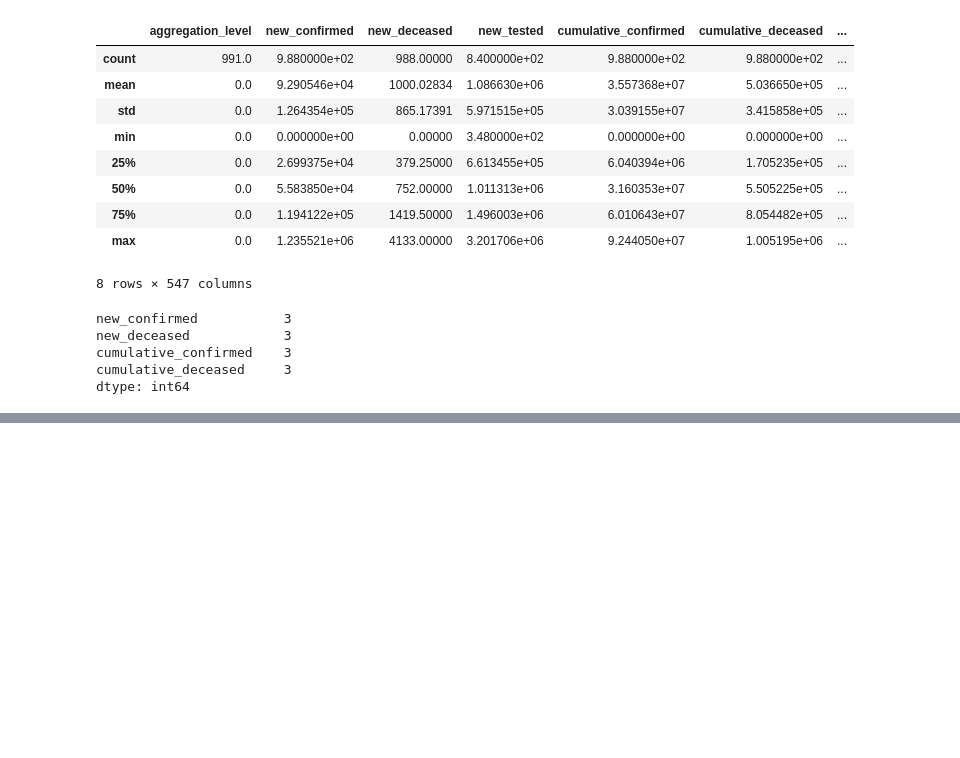
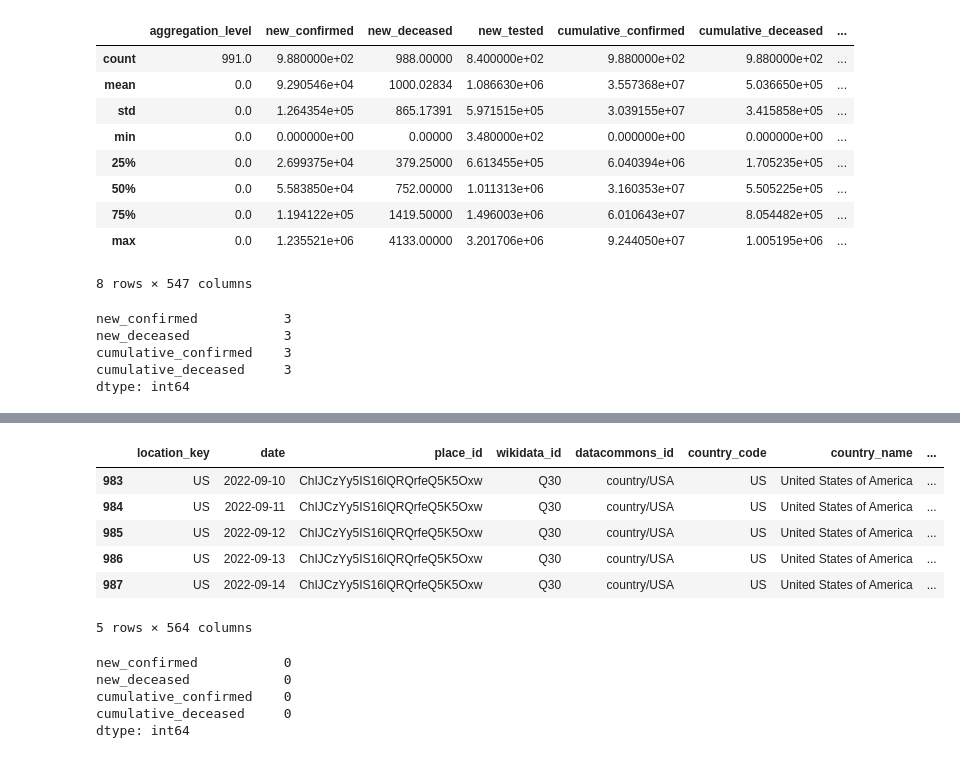
Before and after one commit to SangyunT/COVID19-analysis, a Jupyter notebook: index.ipynb, the cells around one changed output, grey strips where cells are left out. Drawn from its saved outputs; the diff is of its cells as text; code cells hidden in the pictures; blank space fills up the shorter version.

Commit message:
drop missing values

```diff
--- a/index.ipynb
+++ b/index.ipynb
@@ -203,4 +214,23 @@ Name: date, dtype: object
 # %%
 # drop these dates
+df_us_epidemiology = df_us_epidemiology.drop([988, 989, 990])
+df_us_epidemiology.tail()
+# %% [output]
+|  | location_key | date | place_id | wikidata_id | datacommons_id | country_code | country_name | ... |
+| 983 | US | 2022-09-10 | ChIJCzYy5IS16lQRQrfeQ5K5Oxw | Q30 | country/USA | US | United States of America | ... |
+| 984 | US | 2022-09-11 | ChIJCzYy5IS16lQRQrfeQ5K5Oxw | Q30 | country/USA | US | United States of America | ... |
+| 985 | US | 2022-09-12 | ChIJCzYy5IS16lQRQrfeQ5K5Oxw | Q30 | country/USA | US | United States of America | ... |
+| 986 | US | 2022-09-13 | ChIJCzYy5IS16lQRQrfeQ5K5Oxw | Q30 | country/USA | US | United States of America | ... |
+| 987 | US | 2022-09-14 | ChIJCzYy5IS16lQRQrfeQ5K5Oxw | Q30 | country/USA | US | United States of America | ... |
+5 rows × 564 columns
+# %%
+# Checking for the missing values again
+df_us_epidemiology[outcome_col].isna().sum()
+# %% [output]
+new_confirmed           0
+new_deceased            0
+cumulative_confirmed    0
+cumulative_deceased     0
+dtype: int64
 # %%
 # US epidemiology
```
Also changed, not shown: parts of 4 cells of this notebook.
